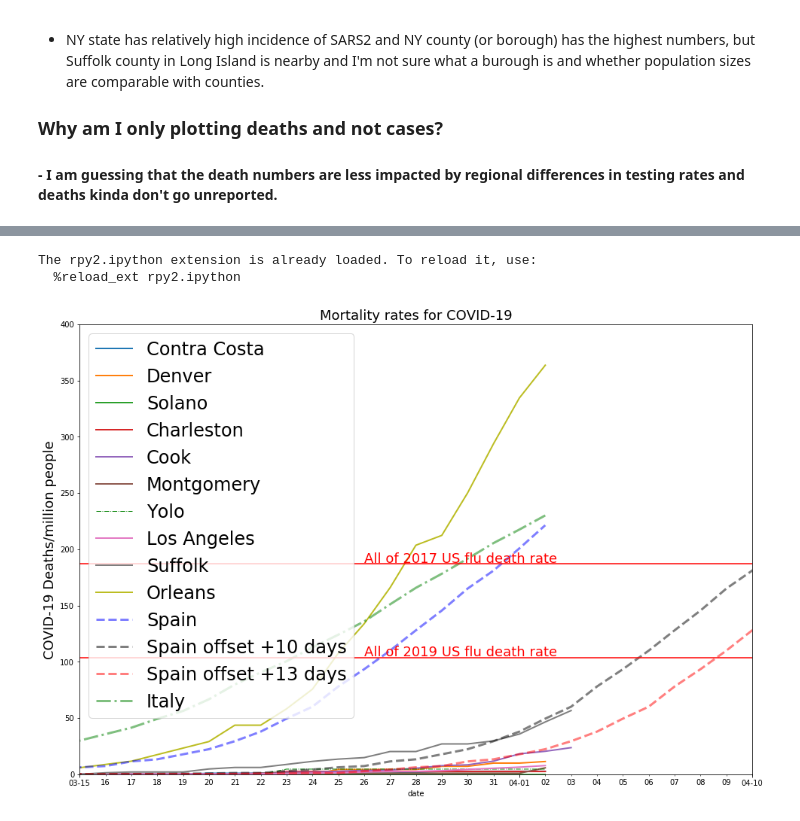
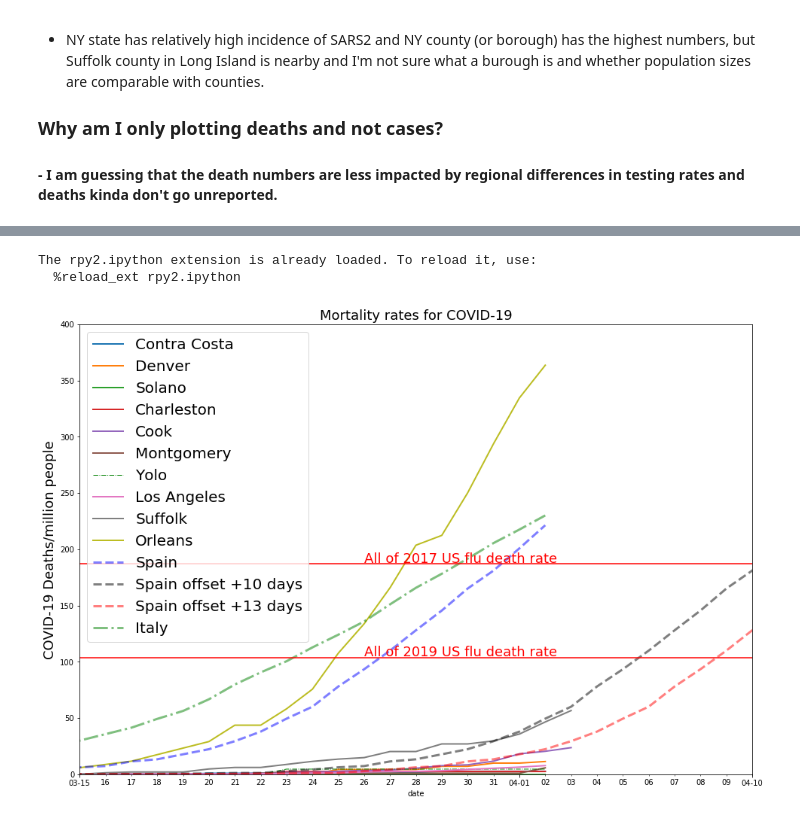
Before and after one commit to bjmain/SARS-CoV-2, a Jupyter notebook: sars2_plotter.ipynb, the cells around one changed output, grey strips where cells are left out. Saved outputs shown, nothing was run; the diff lists cells and outputs as text; code cells hidden in the pictures.

```diff
--- a/sars2_plotter.ipynb
+++ b/sars2_plotter.ipynb
@@ -136,32 +153,32 @@ yolo_deaths.plot(kind='line',ax=ax,lw=1,ls="-.",color='g')
 LA_deaths.plot(kind='line',ax=ax,lw=line_w)
 suffolk_deaths.plot(kind='line',ax=ax,lw=line_w)
 NO_deaths.plot(kind='line',ax=ax,lw=line_w)
 espania_deaths_RT.plot(kind='line',ax=ax,lw=3,ls='--',color='b',alpha=0.5)
 espania_deaths.plot(kind='line',ax=ax,lw=3,ls='--',color='k',alpha=0.5)
 espania_deaths14.plot(kind='line',ax=ax,lw=3,ls='--',color='r',alpha=0.5)
 italy_deaths_RT.plot(kind='line',ax=ax,lw=3,ls='-.',color='g',alpha=0.5)
 # add flu death comparison
 P.axhline(y=us_flu_deaths_per_million_19, color='r', linestyle='-')
 P.text('3/26/2020',105,"All of 2019 US flu death rate",color='r',fontsize=18)
 P.axhline(y=us_flu_deaths_per_million_17, color='r', linestyle='-')
 P.text('3/26/2020',188,"All of 2017 US flu death rate",color='r',fontsize=18)
 
 ax.set_title("Mortality rates for COVID-19",fontsize=18)
 ax.set_ylabel("COVID-19 Deaths/million people",fontsize=18)
 
 P.xlim('3/15/20','4/10/20')
 P.ylim(0,400)
 #P.ylim(0,50)
 
 # Define the date format
 date_form = DateFormatter("%m-%d")
 ax.xaxis.set_major_formatter(date_form)
-P.legend(prop={'size': 24})
+P.legend(prop={'size': 20})
 #P.savefig(input_urls.outfile)
 P.show()
 
 ##############################################
 # %% [output]
 The rpy2.ipython extension is already loaded. To reload it, use:
   %reload_ext rpy2.ipython
-[figure, old version]
+[figure, new version]
```
Also changed, not shown: parts of 5 cells of this notebook.
